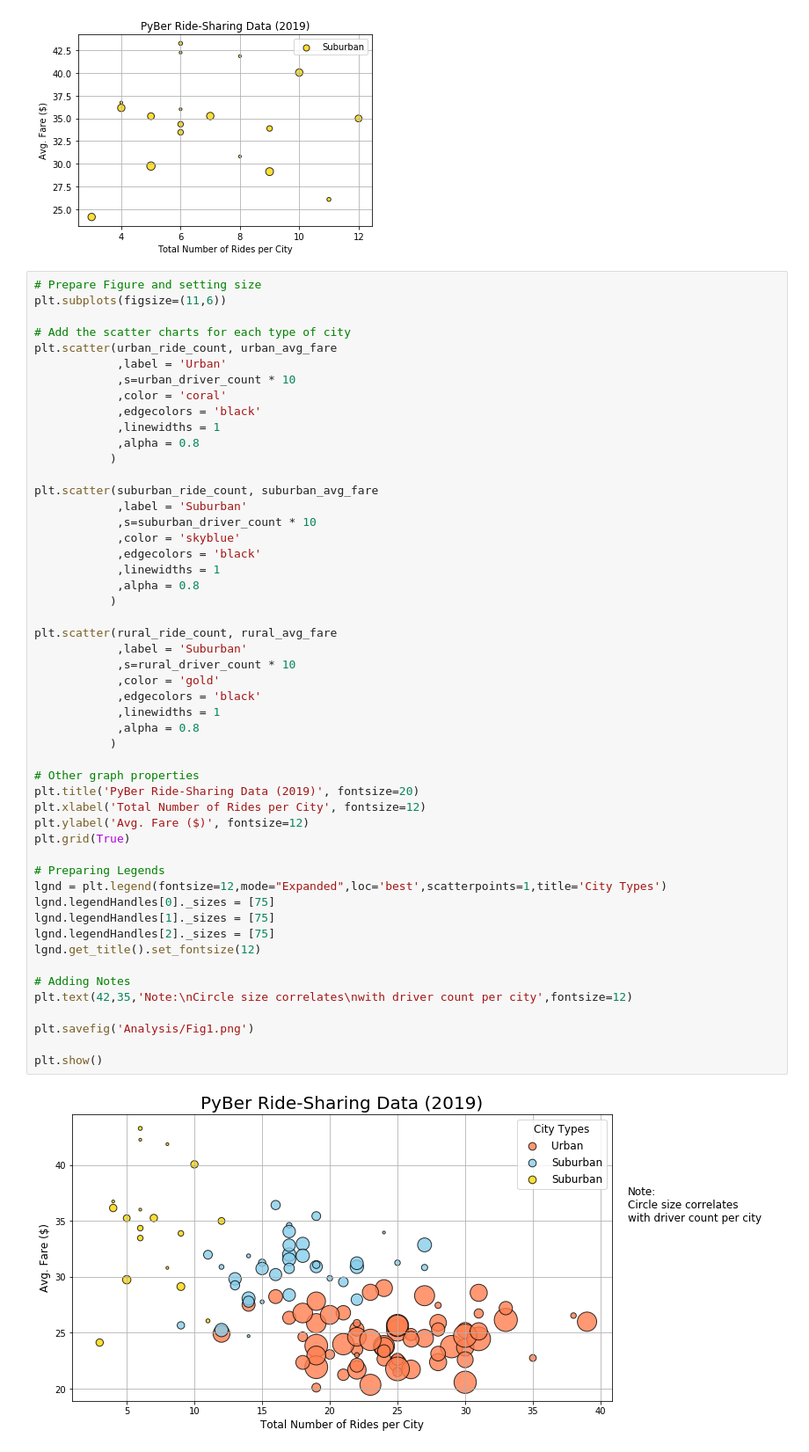
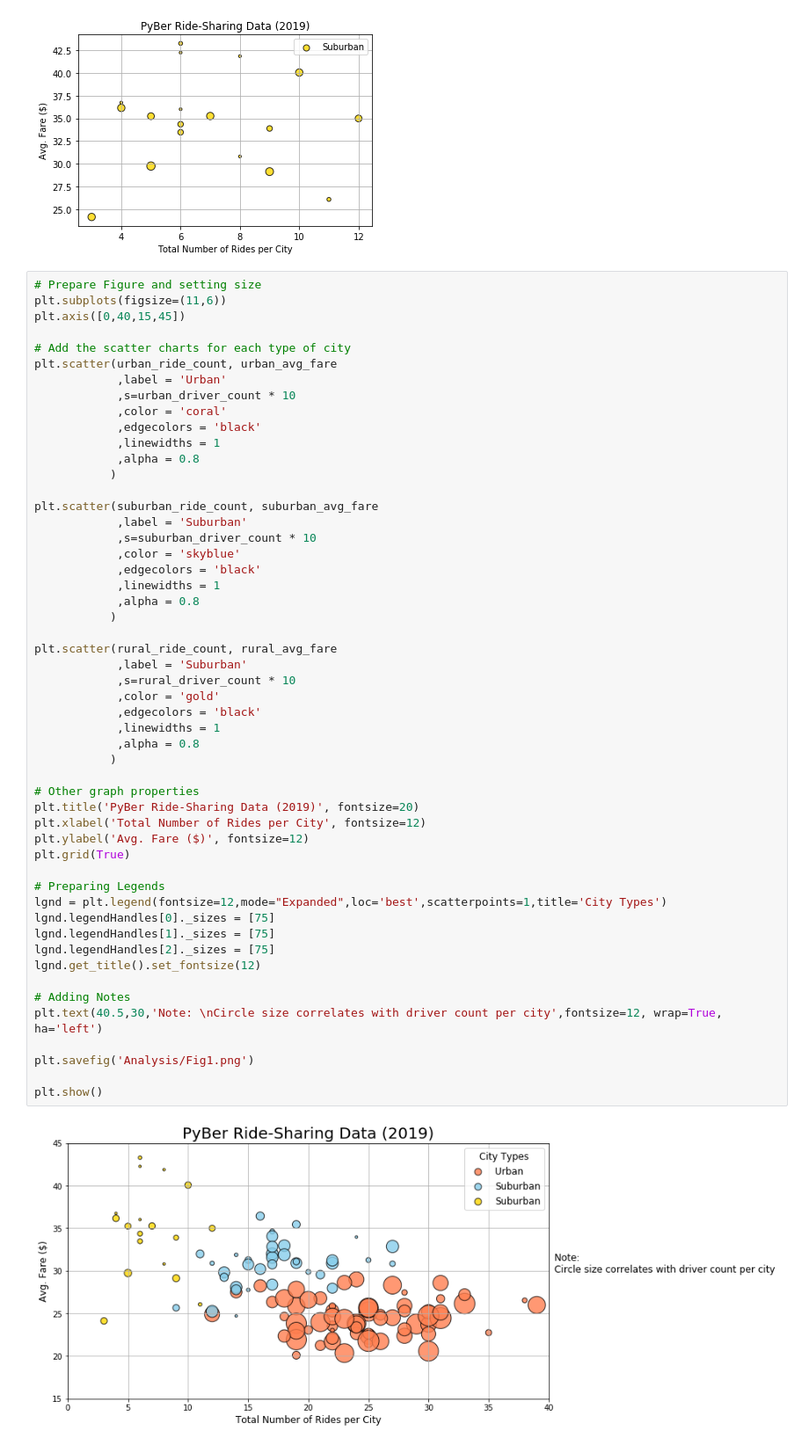
Before and after one commit to TaishiMatsuda/PyBer_Analysis, a Jupyter notebook: PyBer.ipynb, the cells around one changed output. Shown at 88% size. Saved outputs shown, nothing was run; the diff lists cells and outputs as text.

```diff
--- a/PyBer.ipynb
+++ b/PyBer.ipynb
@@ -144,6 +123,7 @@ plt.show()
 # %%
 # Prepare Figure and setting size
 plt.subplots(figsize=(11,6))
+plt.axis([0,40,15,45])
 
 # Add the scatter charts for each type of city
 plt.scatter(urban_ride_count, urban_avg_fare
@@ -165,32 +145,32 @@ plt.scatter(suburban_ride_count, suburban_avg_fare
            )
 
 plt.scatter(rural_ride_count, rural_avg_fare
             ,label = 'Suburban'
             ,s=rural_driver_count * 10
             ,color = 'gold'
             ,edgecolors = 'black'
             ,linewidths = 1
             ,alpha = 0.8
            )
 
 # Other graph properties
 plt.title('PyBer Ride-Sharing Data (2019)', fontsize=20)
 plt.xlabel('Total Number of Rides per City', fontsize=12)
 plt.ylabel('Avg. Fare ($)', fontsize=12)
 plt.grid(True)
 
 # Preparing Legends
 lgnd = plt.legend(fontsize=12,mode="Expanded",loc='best',scatterpoints=1,title='City Types')
 lgnd.legendHandles[0]._sizes = [75]
 lgnd.legendHandles[1]._sizes = [75]
 lgnd.legendHandles[2]._sizes = [75]
 lgnd.get_title().set_fontsize(12)
 
 # Adding Notes
-plt.text(42,35,'Note:\nCircle size correlates\nwith driver count per city',fontsize=12)
+plt.text(40.5,30,'Note: \nCircle size correlates with driver count per city',fontsize=12, wrap=True, ha='left')
 
 plt.savefig('Analysis/Fig1.png')
 
 plt.show()
 # %% [output]
-[figure, old version]
+[figure, new version]
```
Also changed, not shown: parts of 14 cells of this notebook, 4 other files.
